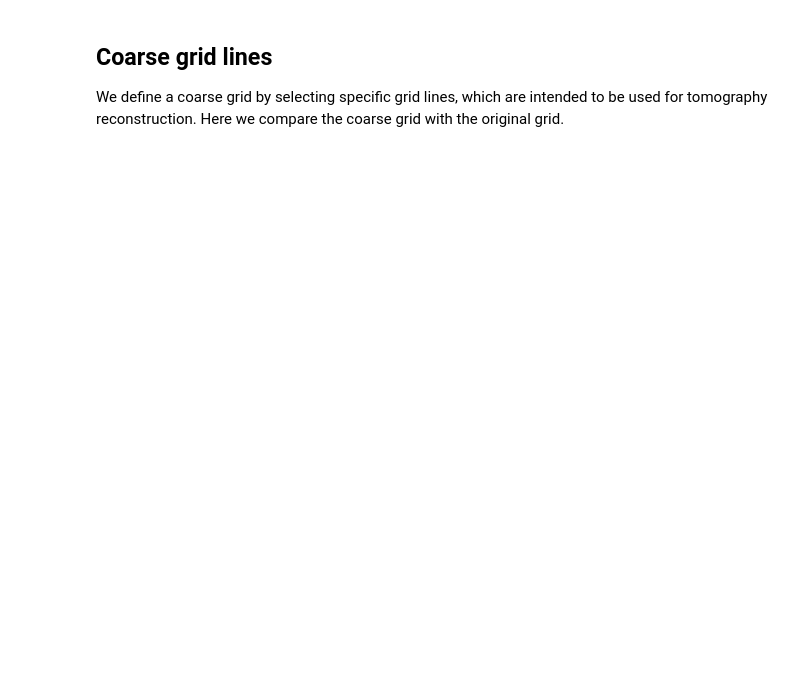
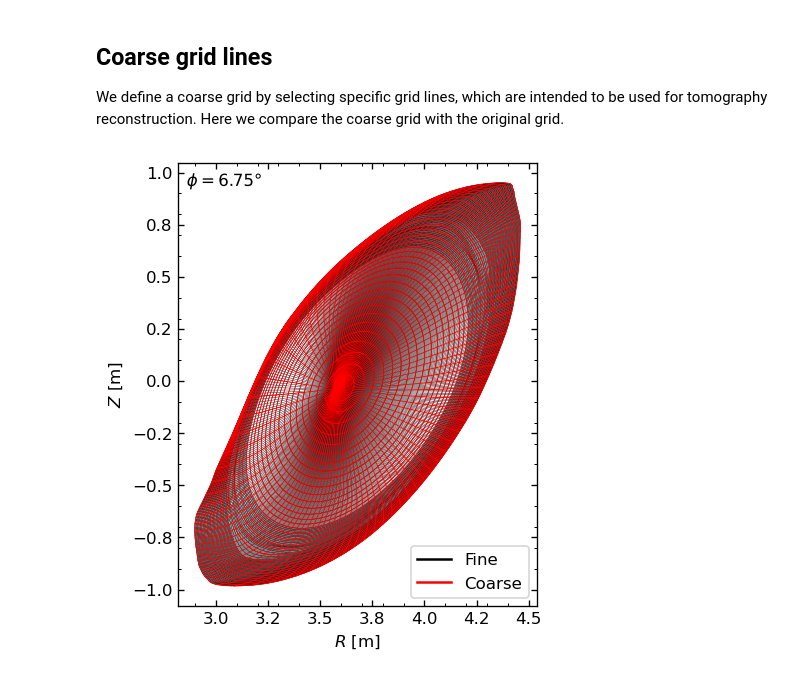
Before and after one commit to munechika-koyo/cherab_lhd, a Jupyter notebook: docs/notebooks/emc3/grid.ipynb, the cells around one changed output. Saved outputs shown, nothing was run; the diff lists cells and outputs as text; code cells hidden in the pictures; blank space fills up the shorter version.

```diff
--- a/docs/notebooks/emc3/grid.ipynb
+++ b/docs/notebooks/emc3/grid.ipynb
@@ -64,11 +78,13 @@ We define a coarse grid by selecting specific grid lines, which are intended to
 tomography reconstruction.
 Here we compare the coarse grid with the original grid.
 # %%
-fig, ax = plt.subplots(dpi=200)
+fig, ax = plt.subplots()
 grid = Grid("zone0")
 grid.plot(ax=ax, linewidth=0.25, n_phi=-10)
 grid.plot_coarse(ax=ax, color="red", linewidth=0.5, n_phi=-10)
 
 # Add a legend
 proxy = [plt.Line2D([], [], color=color) for color in ["black", "red"]]
 ax.legend(proxy, ["Fine", "Coarse"], fontsize=10, loc="lower right");
+# %% [output]
+[figure, added]
```
Also changed, not shown: parts of 6 cells of this notebook.
